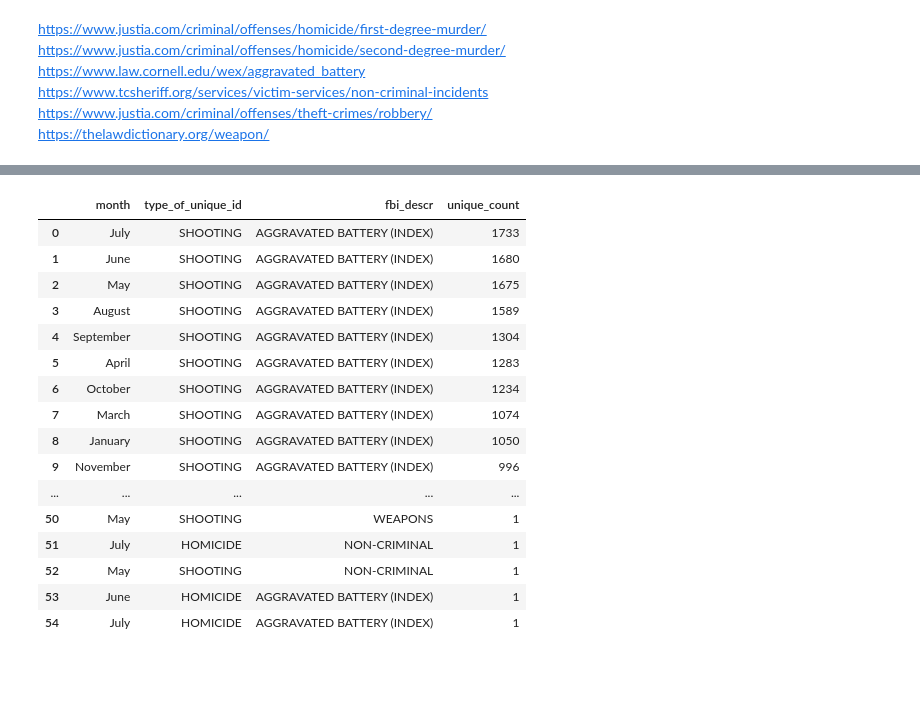
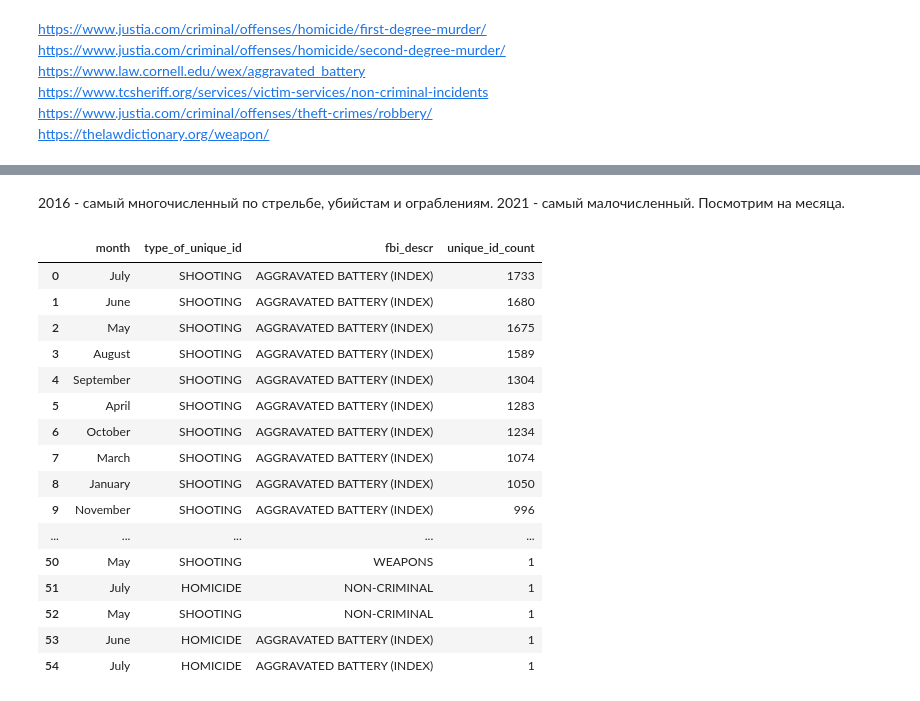
Before and after one commit to RomanD83/violence_reduction, a Jupyter notebook: vr.ipynb, the cells around one changed output, grey strips where cells are left out. Cells and saved outputs as stored; diff of their text form; code cells hidden in the pictures; blank space fills up the shorter version.

```diff
--- a/vr.ipynb
+++ b/vr.ipynb
@@ -33,7 +33,7 @@ df.head(3)
 | 2 | JE241639 | 05/24/2021 09:05:00 PM | 500 S OAKLEY BLVD | FATAL SHOOTING | HOM-JE241639-1 | 60612 | 28 | NEAR WEST SIDE | ... |
 3 rows × 25 columns
 # %%
-df.columns = df.columns.str.lower()
+df.columns = df.columns.str.lower().str.replace(' ', '_')
 # %%
 df.head(3)
 # %% [output]
@@ -237,11 +216,14 @@ df\
+# %% [markdown]
+2016 - самый многочисленный по стрельбе, убийстам и ограблениям. 2021 - самый малочисленный. Посмотрим на месяца.
 # %%
-df\
+month = df\
     .groupby(['month', 'type_of_unique_id', 'fbi_descr'])\
-    .agg(unique_count=('unique_id', 'count'))\
-    .sort_values('unique_count', ascending=False)\
+    .agg(unique_id_count=('unique_id', 'count'))\
+    .sort_values('unique_id_count', ascending=False)\
     .reset_index()
+month
 # %% [output]
-|  | month | type_of_unique_id | fbi_descr | unique_count |
+|  | month | type_of_unique_id | fbi_descr | unique_id_count |
 | 0 | July | SHOOTING | AGGRAVATED BATTERY (INDEX) | 1733 |
 | 1 | June | SHOOTING | AGGRAVATED BATTERY (INDEX) | 1680 |
 | 2 | May | SHOOTING | AGGRAVATED BATTERY (INDEX) | 1675 |
```
Also changed, not shown: parts of 32 cells of this notebook.
